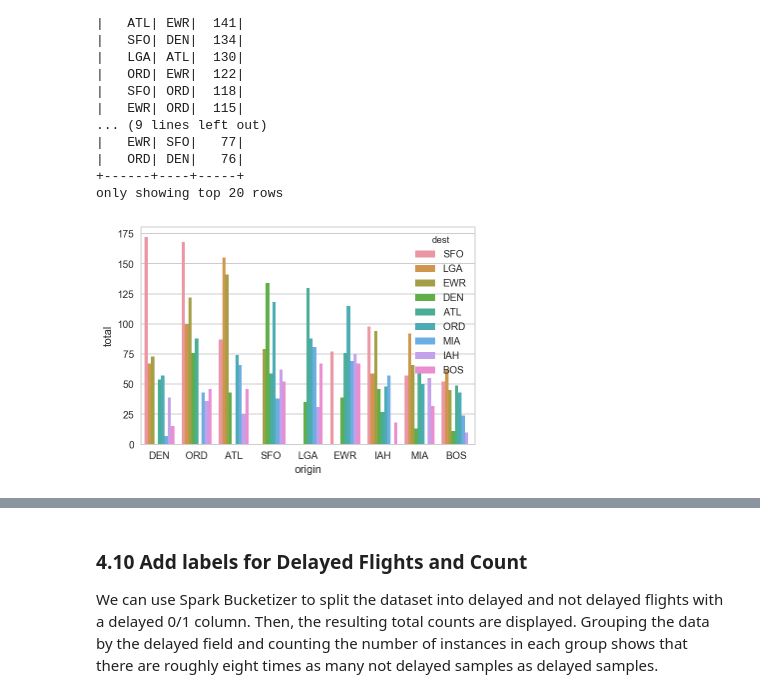
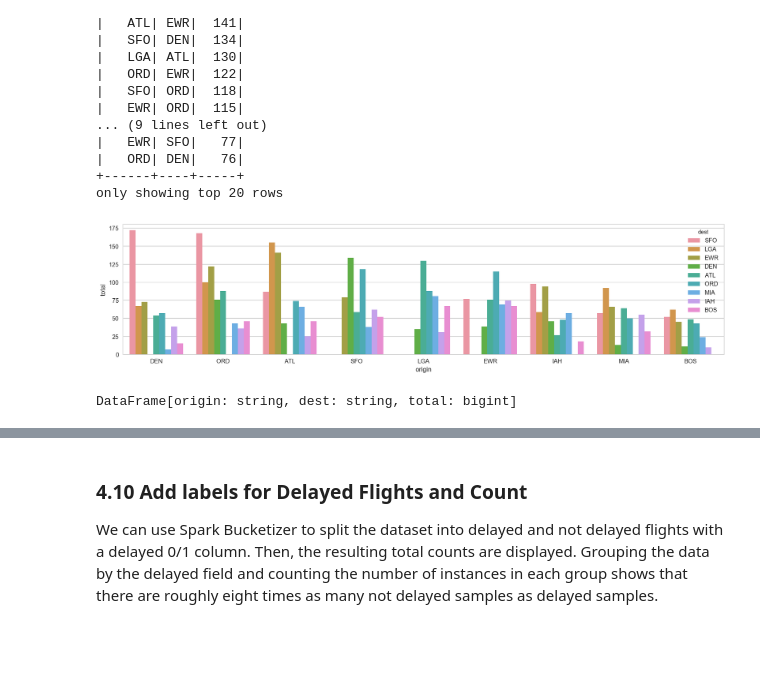
Before and after one commit to anindya-saha/Data-Science-with-Spark, a Jupyter notebook: predict-flight-delays-classification/predict-flight-delays.ipynb, the cells around one changed output, grey strips where cells are left out. Saved outputs shown, nothing was run; the diff lists cells and outputs as text; code cells hidden in the pictures; blank space fills up the shorter version.

```diff
--- a/predict-flight-delays-classification/predict-flight-delays.ipynb
+++ b/predict-flight-delays-classification/predict-flight-delays.ipynb
@@ -800,8 +816,13 @@ sql_result_df.show()
 +------+----+-----+
 only showing top 20 rows
 # %%
+plt.figure(figsize=(18,4))
 sns.barplot(x="origin", y="total", hue="dest", data=sql_result_df.toPandas());
 # %% [output]
-[figure, old version]
+[figure, new version]
+# %%
+sql_result_df.unpersist()
+# %% [output]
+DataFrame[origin: string, dest: string, total: bigint]
 # %%
 # Count of Departure Delays by Origin, Destination programmatically
```
Also changed, not shown: parts of 59 cells of this notebook, 3 other files.
